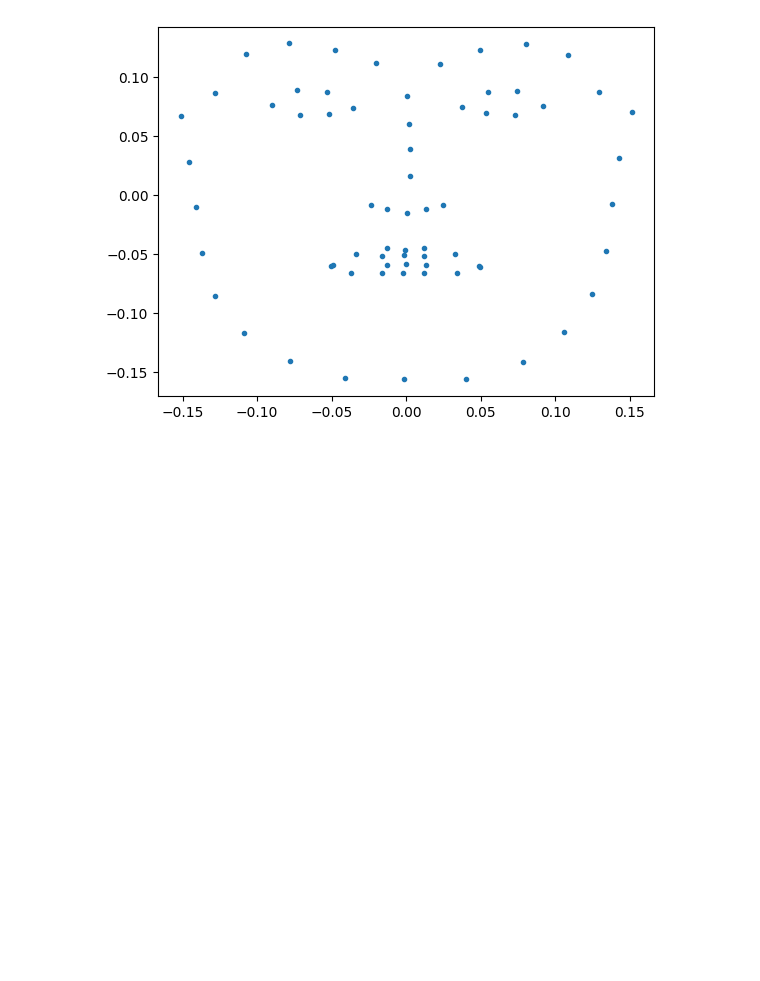
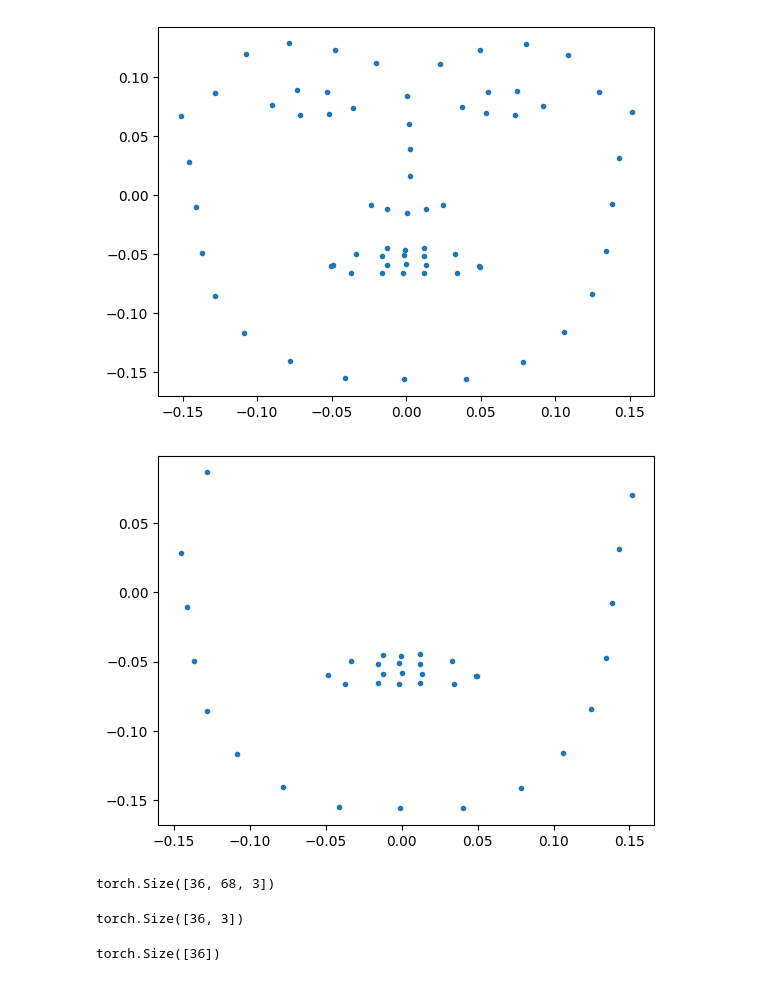
Before and after one commit to HondamunigePrasannaSilva/lipreading, a Jupyter notebook: tutorial_datatest.ipynb, the cells around one changed output. Saved outputs shown, nothing was run; the diff lists cells and outputs as text; code cells hidden in the pictures; blank space fills up the shorter version.

```diff
--- a/tutorial_datatest.ipynb
+++ b/tutorial_datatest.ipynb
@@ -41,3 +40,14 @@ plt.scatter(landmark[0][:,0], landmark[0][:,1], marker='.')
 plt.show()
 # %% [output]
 [figure]
+# %%
+te = vocadataset(type="test", landmark=True, mouthOnly=True)
+landmark_mouth, labels = te[0]
+plt.scatter(landmark_mouth[0][:,0], landmark_mouth[0][:,1], marker='.')
+plt.show()
+# %% [output]
+[figure, added]
+# %%
+landmark_mouth.shape
+# %% [output]
+torch.Size([36, 68, 3])
@@ -43,0 +56,8 @@ plt.show()
+# %%
+landmark[0][l].shape
+# %% [output]
+torch.Size([36, 3])
+# %%
+landmark[0][:,0][l].shape
+# %% [output]
+torch.Size([36])
```
Also changed, not shown: parts of 6 cells of this notebook, 1 other file.
